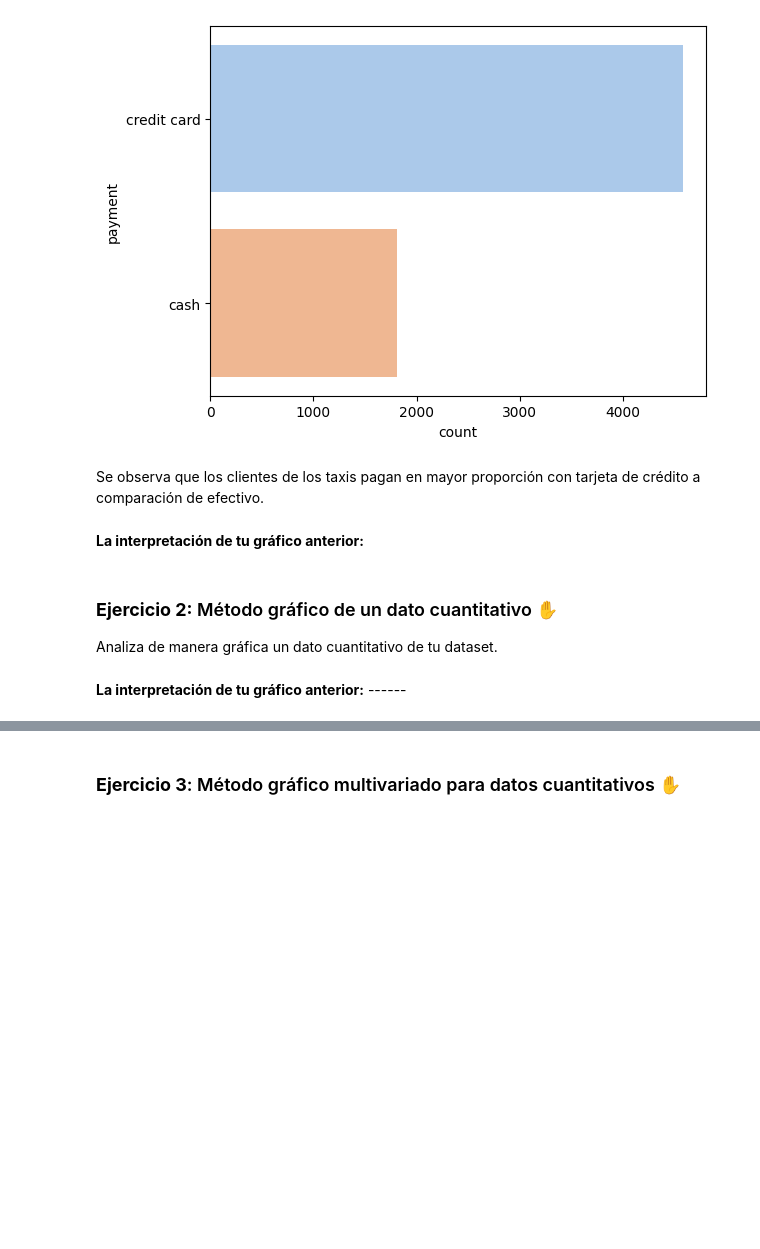
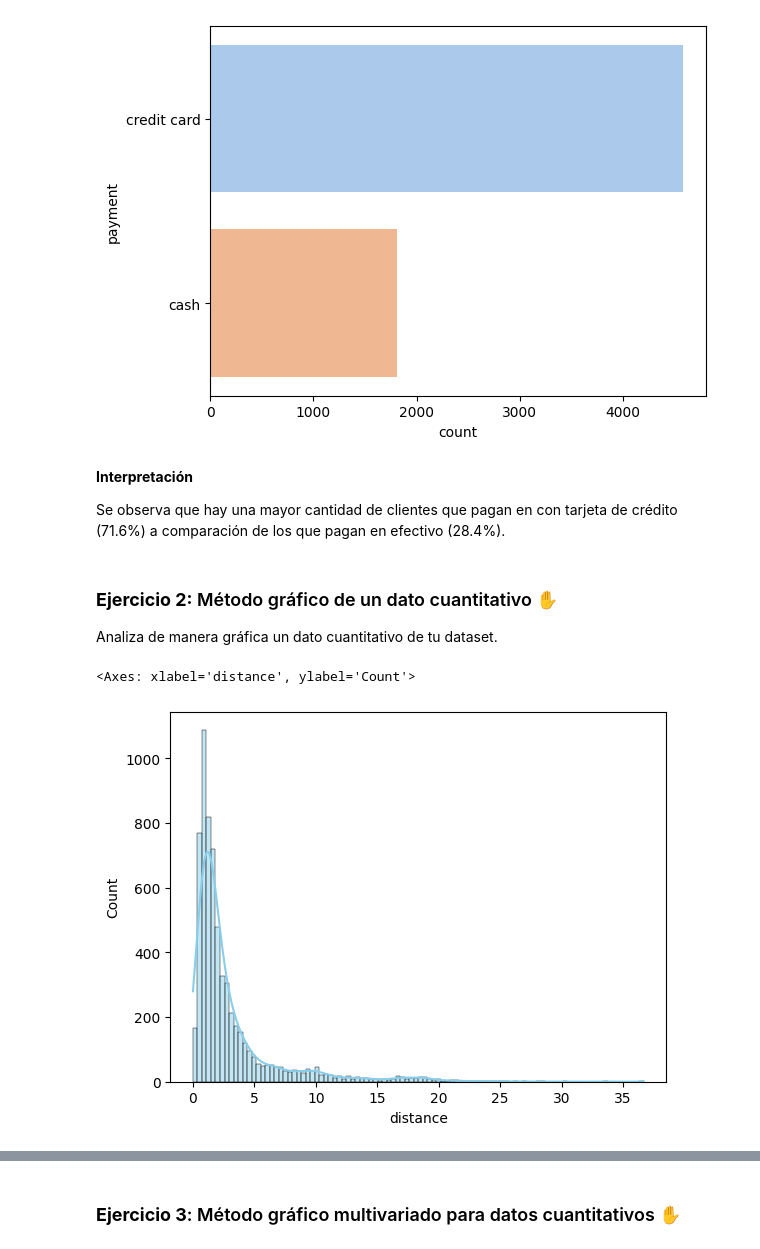
Before and after one commit to mpintoponce/python_utec, a Jupyter notebook: Modulo03:Visualizacion_de_Datos/Python_Tarea_2.ipynb, the cells around one changed output, grey strips where cells are left out. Cells and saved outputs as stored; diff of their text form; code cells hidden in the pictures; blank space fills up the shorter version.

```diff
--- a/Modulo03:Visualizacion_de_Datos/Python_Tarea_2.ipynb
+++ b/Modulo03:Visualizacion_de_Datos/Python_Tarea_2.ipynb
@@ -95,10 +119,9 @@ Passing `palette` without assigning `hue` is deprecated and will be removed in v
 <Axes: xlabel='count', ylabel='payment'>
 [figure]
 # %% [markdown]
+**Interpretación**
 
-Se observa que los clientes de los taxis pagan en mayor proporción con tarjeta de crédito a comparación de efectivo.
+Se observa que hay una mayor cantidad de clientes que pagan en con tarjeta de crédito (71.6%) a comparación de los que pagan en efectivo (28.4%).
-# %% [markdown]
-**La interpretación de tu gráfico anterior:**
 # %% [markdown]
 ### **Ejercicio 2:** Método gráfico de un dato cuantitativo ✋
 
@@ -108,2 +129,6 @@ Analiza de manera gráfica un dato cuantitativo de tu dataset.
-# %% [markdown]
-**La interpretación de tu gráfico anterior:** ------
+# %%
+#Tu código aquí
+sns.histplot(data=df, x= 'distance', legend= False, kde= True, color= 'Skyblue', bins = 100)
+# %% [output]
+<Axes: xlabel='distance', ylabel='Count'>
+[figure, added]
```
Also changed, not shown: parts of 9 cells of this notebook.
